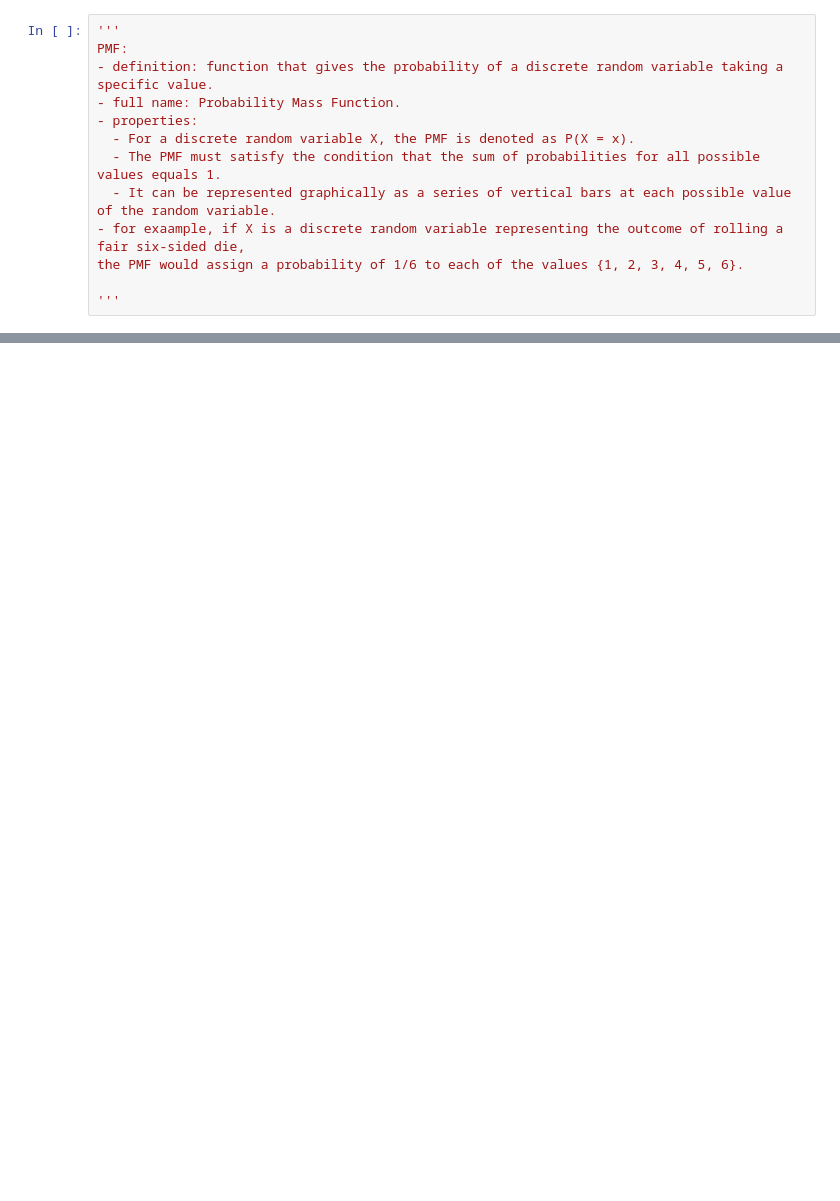
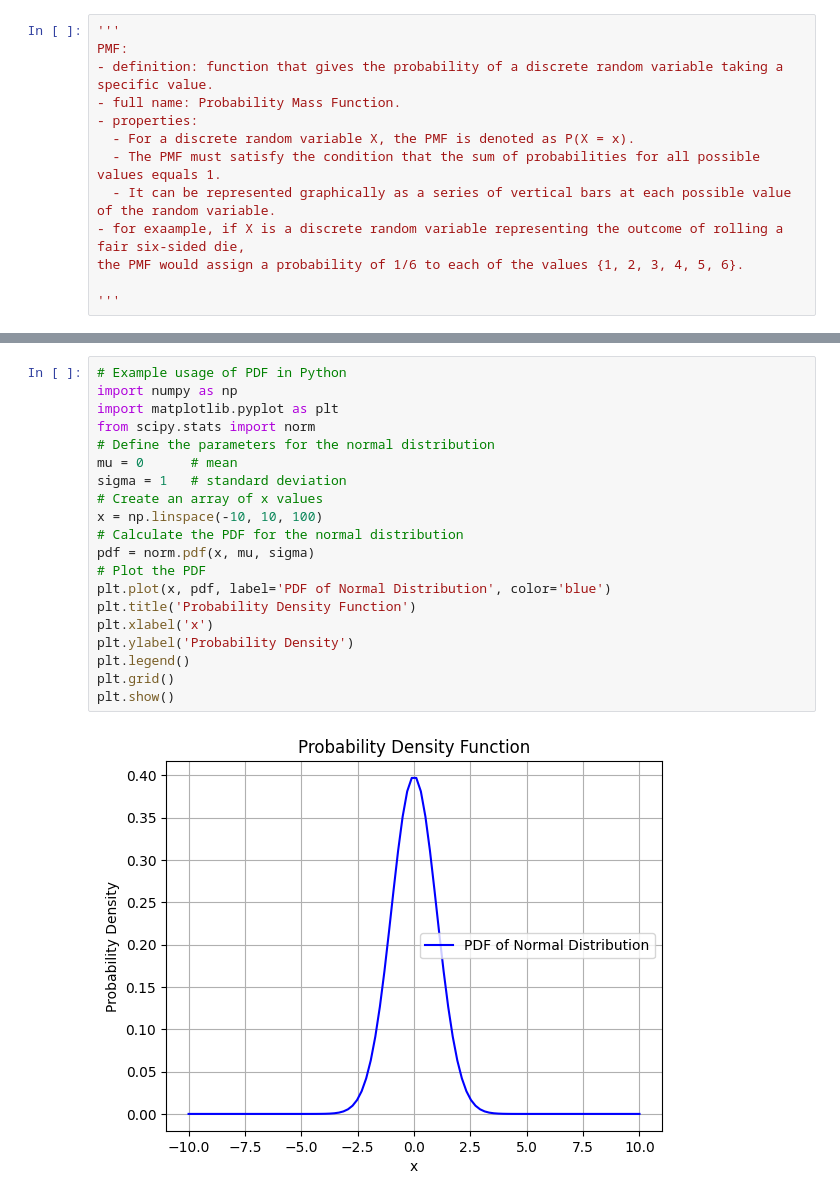
Before and after one commit to abhik12295/Data-Science-Learning, a Jupyter notebook: Statistics/probability_distribution_function.ipynb, the cells around one changed output, grey strips where cells are left out. Cells and saved outputs as stored; diff of their text form; blank space fills up the shorter version.

```diff
--- a/Statistics/probability_distribution_function.ipynb
+++ b/Statistics/probability_distribution_function.ipynb
@@ -90,0 +116,22 @@ example with values:
+# %%
+# Example usage of PDF in Python
+import numpy as np
+import matplotlib.pyplot as plt
+from scipy.stats import norm
+# Define the parameters for the normal distribution
+mu = 0      # mean
+sigma = 1   # standard deviation
+# Create an array of x values
+x = np.linspace(-10, 10, 100)
+# Calculate the PDF for the normal distribution
+pdf = norm.pdf(x, mu, sigma)
+# Plot the PDF
+plt.plot(x, pdf, label='PDF of Normal Distribution', color='blue')
+plt.title('Probability Density Function')
+plt.xlabel('x')
+plt.ylabel('Probability Density')
+plt.legend()
+plt.grid()
+plt.show()
+# %% [output]
+[figure, added]
```
Also changed, not shown: parts of 11 cells of this notebook.
